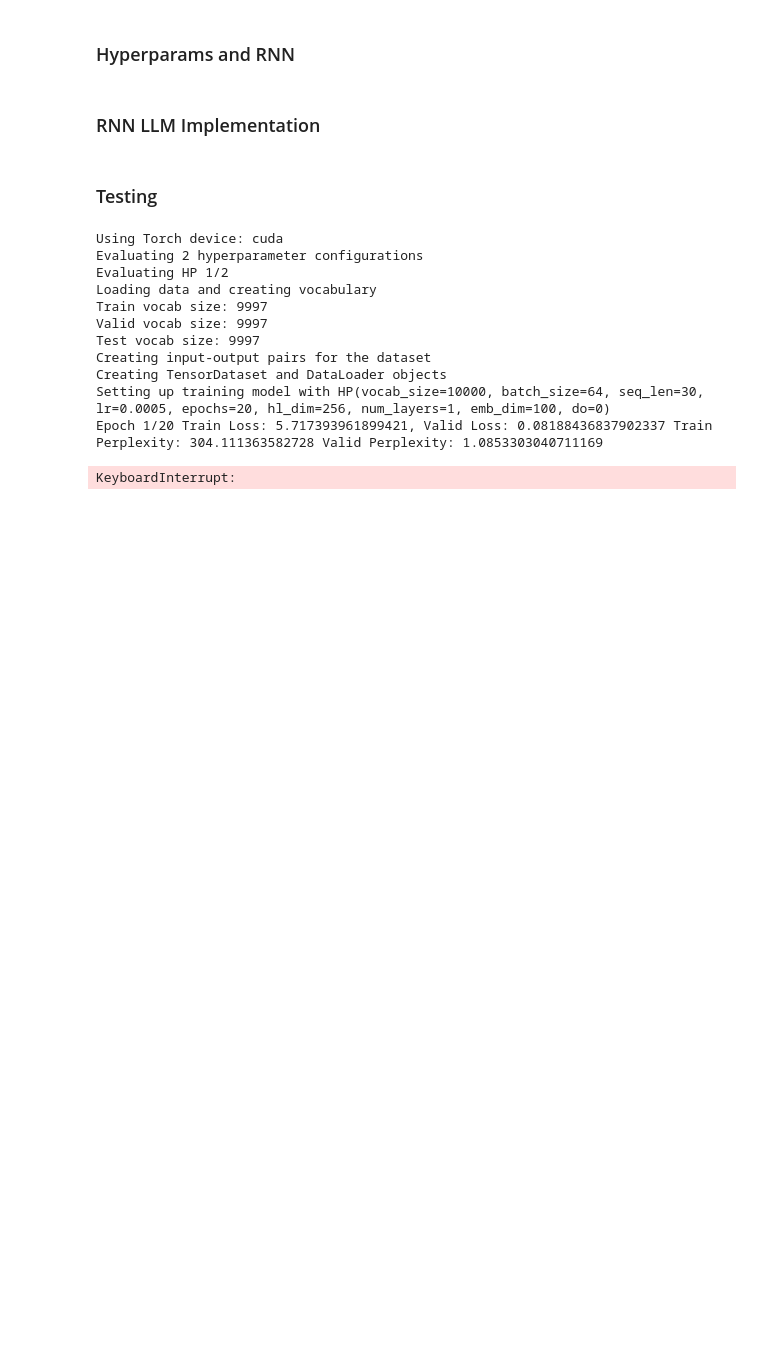
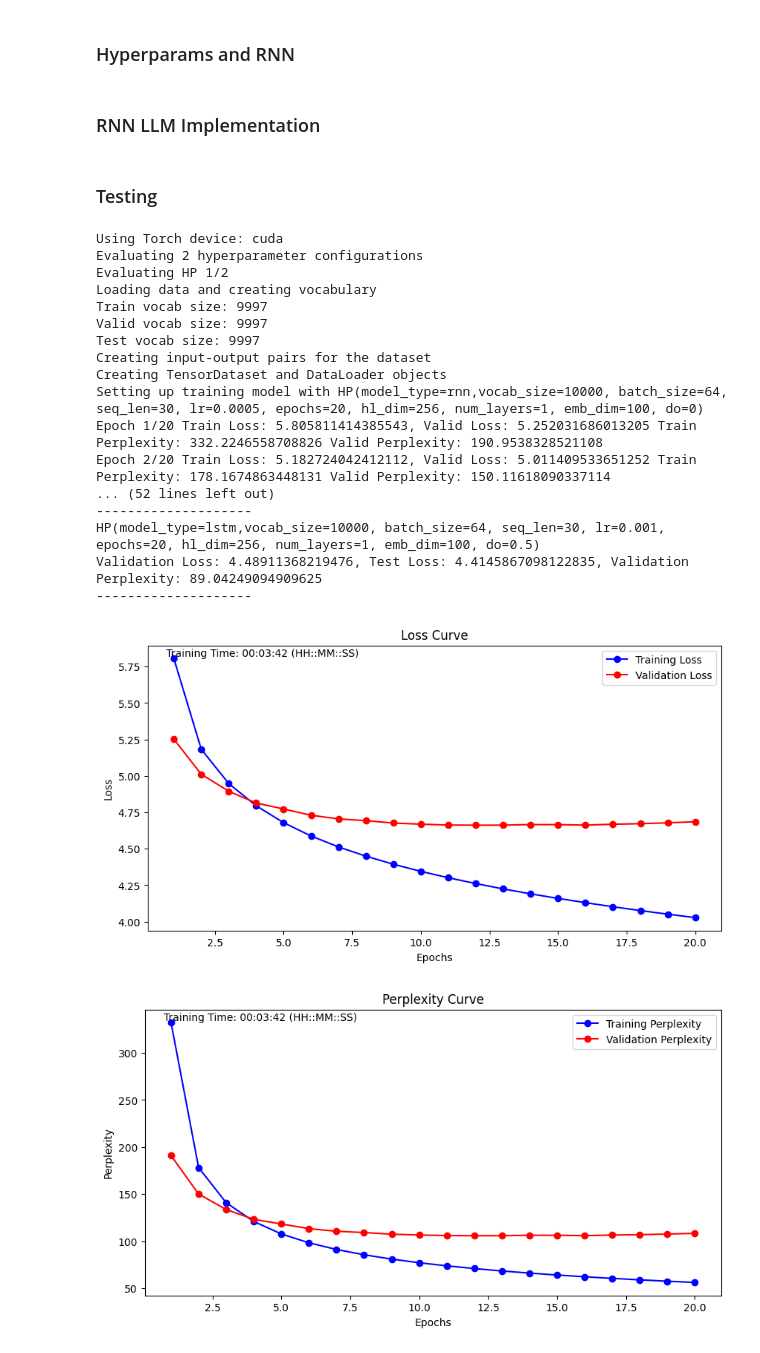
Before and after one commit to Sharwin24/RNN-Language-Model, a Jupyter notebook: HW3.ipynb, the cells around one changed output. Saved outputs shown, nothing was run; the diff lists cells and outputs as text; code cells hidden in the pictures; blank space fills up the shorter version.

Commit message:
added and tested lstm

```diff
--- a/HW3.ipynb
+++ b/HW3.ipynb
@@ -165,7 +177,7 @@ class RNNLLM:
     def evaluate(self, data_loader):
         self.model.eval()
         hidden = self.init_hidden_layer(
-            self.HP.num_layers, self.HP.batch_size, self.HP.hidden_dim
+             self.HP.batch_size
         )
         total_loss = 0.0
         total_samples = 0
@@ -173,9 +185,9 @@ class RNNLLM:
             for x, y in data_loader:
                 x, y = x.to(self.device), y.to(self.device)
                 actual_batch_size = x.size(0)
-                if hidden.size(1) != actual_batch_size:
-                    hidden = self.init_hidden_layer(
-                        self.HP.num_layers, actual_batch_size, self.HP.hidden_dim
+                # if hidden.size(1) != actual_batch_size:
+                hidden = self.init_hidden_layer(
+                    actual_batch_size
                     )
                 # hidden = hidden.detach()
                 output, hidden = self.model(x, hidden)
@@ -221,7 +233,7 @@ class RNNLLM:
             print(f"Epoch {e+1}/{self.HP.num_epochs}") if debug else None
             # Initialize hidden layers on every epoch
             hidden = self.init_hidden_layer(
-                self.HP.num_layers, self.HP.batch_size, self.HP.hidden_dim
+                 self.HP.batch_size
             )
             epoch_loss = 0.0
             for batch_idx, (x, y) in enumerate(self.train_loader):
@@ -229,9 +241,9 @@ class RNNLLM:
                 x, y = x.to(self.device), y.to(self.device)
                 actual_batch_size = x.size(0)
                 # Adjust the hidden state to match the actual batch size
-                if hidden.size(1) != actual_batch_size:
-                    hidden = self.init_hidden_layer(
-                        self.HP.num_layers, actual_batch_size, self.HP.hidden_dim
+                # if hidden.size(1) != actual_batch_size:
+                hidden = self.init_hidden_layer(
+                        actual_batch_size
                     )
                 print(
                     f"Processing batch {batch_idx + 1}/{len(self.train_loader)}"
@@ -246,7 +258,10 @@ class RNNLLM:
                     self.model.parameters(), max_norm=1)  # Clipping
                 self.optimizer.step()
                 # Prevent backprop through time?
-                hidden = hidden.detach()
+                if isinstance(hidden, tuple): # For LSTM
+                    hidden = (hidden[0].detach(), hidden[1].detach())
+                else:
+                    hidden = hidden.detach()
                 epoch_loss += loss.item()
                 print(
                     f"Batch {batch_idx + 1}/{len(self.train_loader)}, Loss: {loss.item()}"
@@ -366,8 +381,20 @@ class RNNLLM:
         self.test_loader = DataLoader(
             self.test_dataset, self.HP.batch_size, shuffle=False)
 
-    def init_hidden_layer(self, num_layers, batch_size, hidden_dim):
-        return torch.zeros(num_layers, batch_size, hidden_dim).to(self.device)
+    # def init_hidden_layer(self, num_layers, batch_size, hidden_dim):
+    #     return torch.zeros(num_layers, batch_size, hidden_dim).to(self.device)
+
+
+    def init_hidden_layer(self, batch_size):
+        if self.HP.model_type == "rnn":
+            # For RNN, hidden state is a single tensor
+            return torch.zeros(self.HP.num_layers, batch_size, self.HP.hidden_dim).to(self.device)
+        elif self.HP.model_type == "lstm":
+            # For LSTM, hidden state is a tuple of (h, c)
+            return (
+                torch.zeros(self.HP.num_layers, batch_size, self.HP.hidden_dim).to(self.device),
+                torch.zeros(self.HP.num_layers, batch_size, self.HP.hidden_dim).to(self.device)
+            )
 
     def create_sequences(self, data, seq_length):
         inputs = []
@@ -423,6 +450,7 @@ class RNNLLM:
 ### Testing
 # %%
 hp = HyperParams(
+    model_type='rnn',
     vocab_size=10000,
     batch_size=64,
     seq_length=30,
@@ -434,41 +462,49 @@ hp = HyperParams(
     dropout=0
 )
 multi_layer_rnn = HyperParams(
+    model_type='lstm',
     vocab_size=10000,
     batch_size=64,
     seq_length=30,
     learning_rate=0.001,
     num_epochs=20,
     hidden_dim=256,
-    num_layers=2,
+    num_layers=1,
     embedding_dim=100,
     dropout=0.5
 )
 rnn_llm = RNNLLM(
     train_valid_test_files=(
         'wiki2.train.txt', 'wiki2.valid.txt', 'wiki2.test.txt'
     ),
     hp=hp
 )
 # rnn_llm.train(debug=False)
 hps = [hp, multi_layer_rnn]
 hp_to_loss_map = rnn_llm.train_models(hps)
 for hp, (valid_loss, test_loss, valid_perplexity) in hp_to_loss_map.items():
     print('--------------------')
     print(
         f'{hp}\nValidation Loss: {valid_loss}, Test Loss: {test_loss}, Validation Perplexity: {valid_perplexity}'
     )
     print('--------------------')
 # %% [output]
 Using Torch device: cuda
 Evaluating 2 hyperparameter configurations
 Evaluating HP 1/2
 Loading data and creating vocabulary
 Train vocab size: 9997
 Valid vocab size: 9997
 Test vocab size: 9997
 Creating input-output pairs for the dataset
 Creating TensorDataset and DataLoader objects
-Setting up training model with HP(vocab_size=10000, batch_size=64, seq_len=30, lr=0.0005, epochs=20, hl_dim=256, num_layers=1, emb_dim=100, do=0)
-Epoch 1/20 Train Loss: 5.717393961899421, Valid Loss: 0.08188436837902337 Train Perplexity: 304.111363582728 Valid Perplexity: 1.0853303040711169
+Setting up training model with HP(model_type=rnn,vocab_size=10000, batch_size=64, seq_len=30, lr=0.0005, epochs=20, hl_dim=256, num_layers=1, emb_dim=100, do=0)
+Epoch 1/20 Train Loss: 5.805811414385543, Valid Loss: 5.252031686013205 Train Perplexity: 332.2246558708826 Valid Perplexity: 190.9538328521108
+Epoch 2/20 Train Loss: 5.182724042412112, Valid Loss: 5.011409533651252 Train Perplexity: 178.1674863448131 Valid Perplexity: 150.11618090337114
+... (52 lines left out)
+--------------------
+HP(model_type=lstm,vocab_size=10000, batch_size=64, seq_len=30, lr=0.001, epochs=20, hl_dim=256, num_layers=1, emb_dim=100, do=0.5)
+Validation Loss: 4.48911368219476, Test Loss: 4.4145867098122835, Validation Perplexity: 89.04249094909625
+--------------------
-KeyboardInterrupt:
+[figure, added]
+[figure, added]
```
Also changed, not shown: parts of 2 cells of this notebook, 8 other files.
